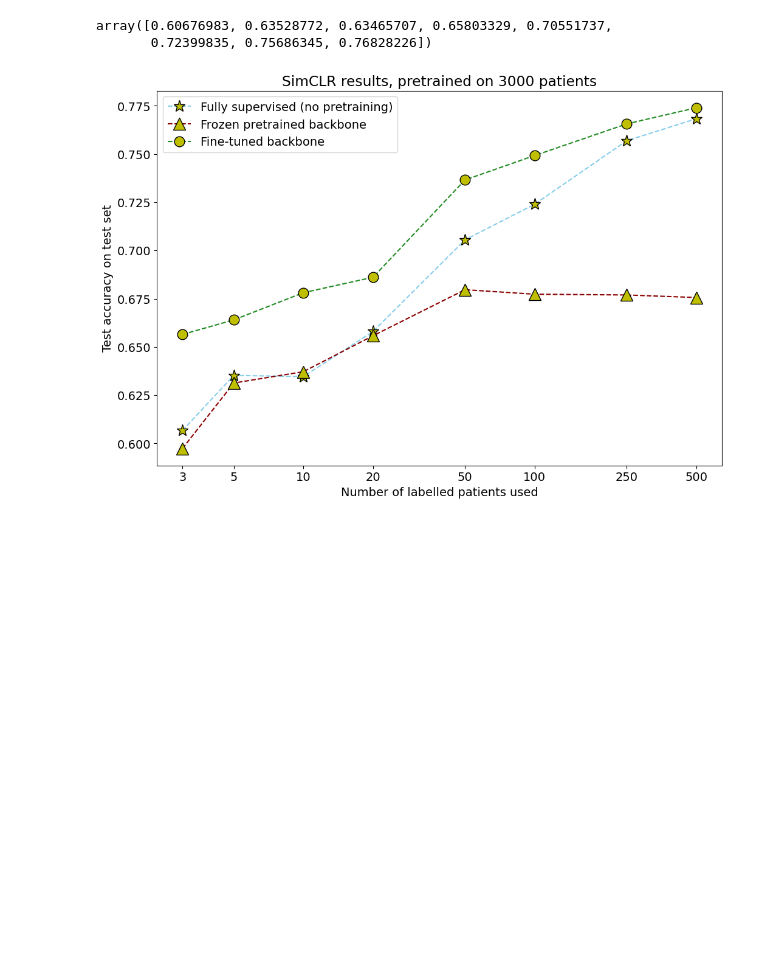
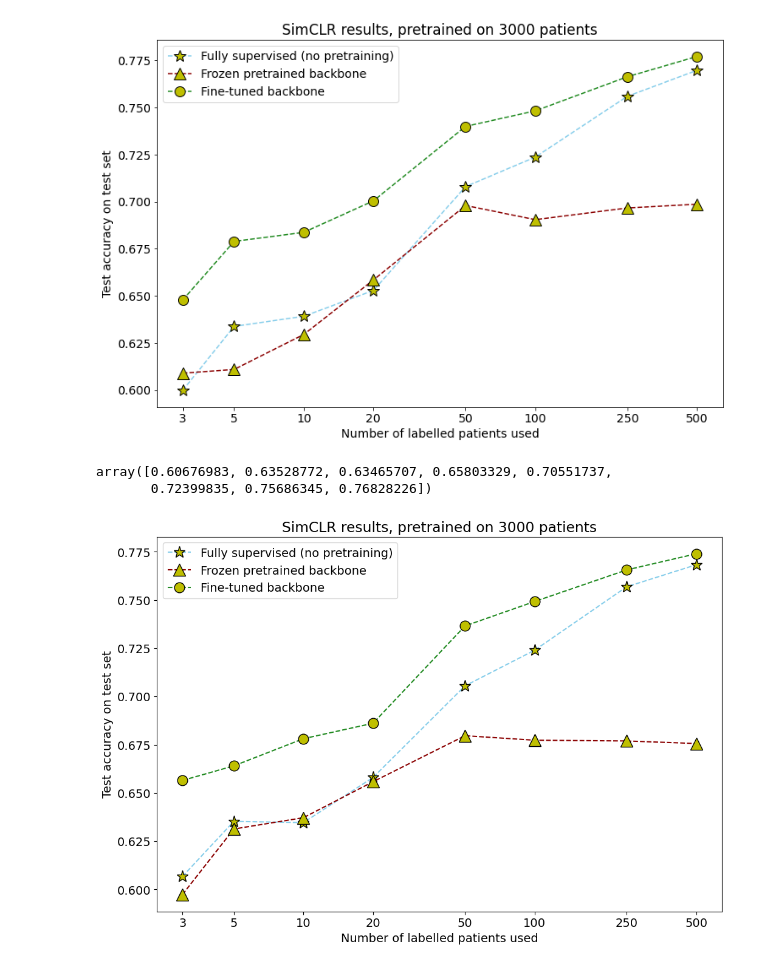
Before and after one commit to TomS55555/thesis, a Jupyter notebook: experiments/process_results.ipynb, the cells around one changed output. Saved outputs shown, nothing was run; the diff lists cells and outputs as text; code cells hidden in the pictures; blank space fills up the shorter version.

```diff
--- a/experiments/process_results.ipynb
+++ b/experiments/process_results.ipynb
@@ -55,3 +55,8 @@ plot_simclr(sample_results['patients'], sample_results['sup_results_acc'], sampl
+# %%
+sample_results = process_one_file('results_final1')
+plot_simclr(sample_results['patients'], sample_results['sup_results_acc'], sample_results['log_results_acc'], sample_results['fine_results_acc'])
+# %% [output]
+[figure, added]
 # %%
 def process_multiple_files(filenames):
     """
```
Also changed, not shown: parts of 1 cell of this notebook, 1 other file.
